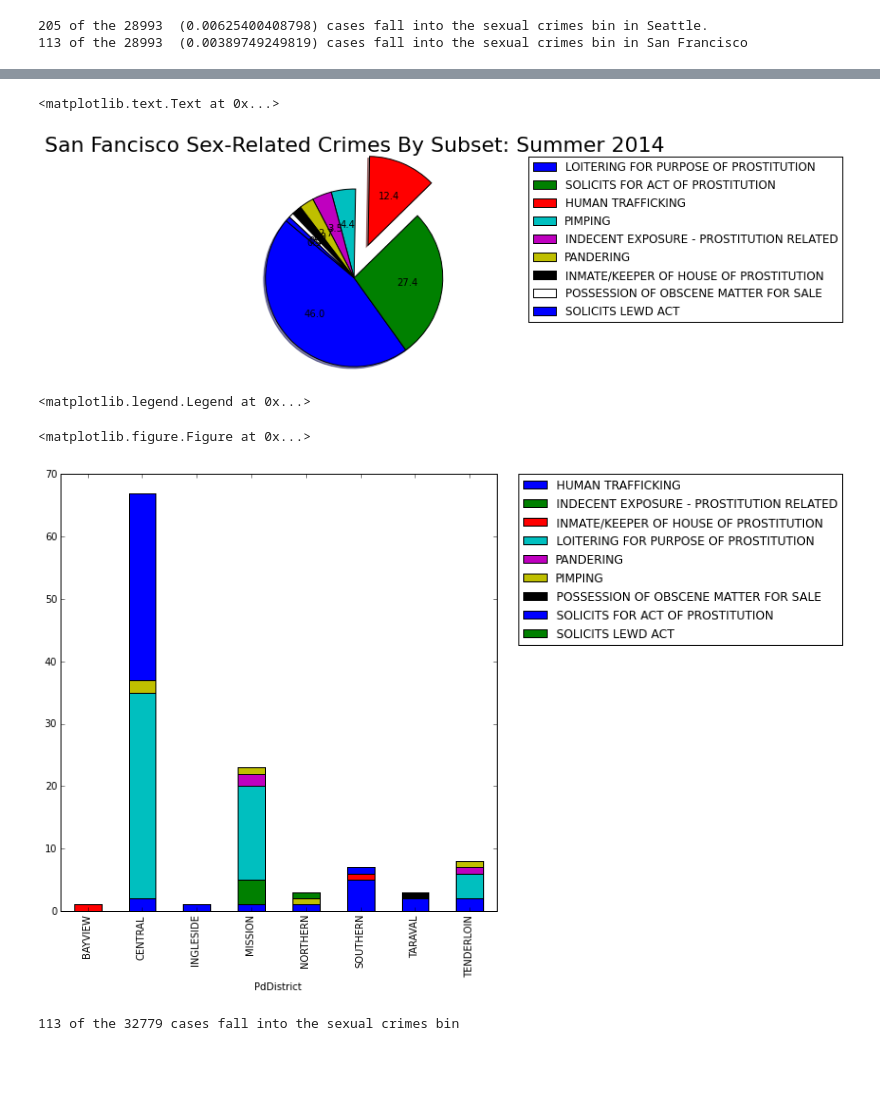
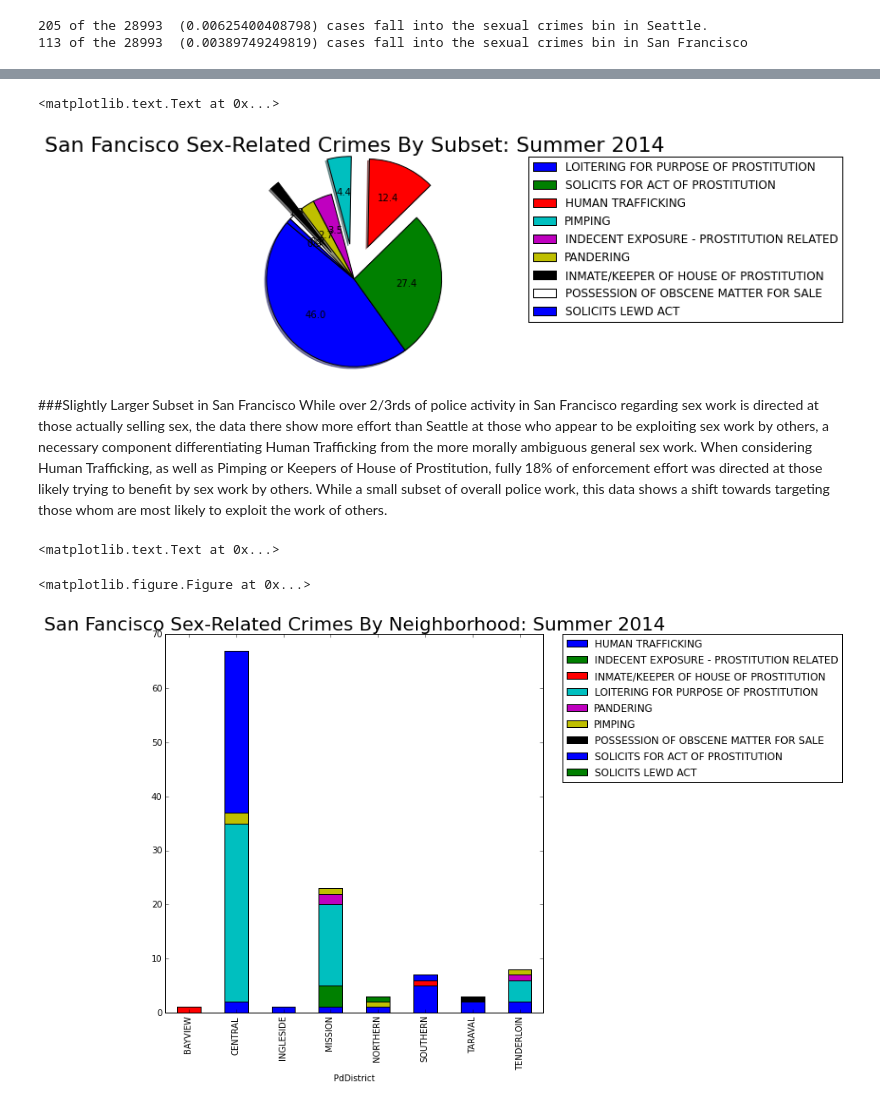
Before and after one commit to GF808080/cs-dvis, a Jupyter notebook: CrimeVis.ipynb, the cells around one changed output, grey strips where cells are left out. Cells and saved outputs as stored; diff of their text form; code cells hidden in the pictures; blank space fills up the shorter version.

```diff
--- a/CrimeVis.ipynb
+++ b/CrimeVis.ipynb
@@ -189,7 +192,7 @@ plt.title('Seattle Sex-Related Crimes By Subset: Summer 2014', fontsize = 22)
 proportion = sffocus.Descript.value_counts()
 values = proportion.values
 labels = proportion.keys()
-explode = (0, 0, 0.4, 0, 0,0,0,0,0)  # explode 3rd slice
+explode = (0, 0, 0.4, 0.4, 0, 0, 0.4, 0, 0)  # explode 3rd slice
 # Plot
 ax7 = plt.pie(values, shadow=True, startangle=140, autopct='%.1f', explode = explode)
 plt.legend(bbox_to_anchor=(1.05, 1), loc=2, borderaxespad=0., labels = labels)
@@ -197,19 +200,17 @@ plt.axis('equal')
 plt.title('San Fancisco Sex-Related Crimes By Subset: Summer 2014', fontsize = 22)
 # %% [output]
 <matplotlib.text.Text at 0x...>
-[figure, old version]
+[figure, new version]
+# %% [markdown]
+###Slightly Larger Subset in San Francisco
+While over 2/3rds of police activity in San Francisco regarding sex work is directed at those actually selling sex, the data there show more effort than Seattle at those who appear to be exploiting sex work by others, a necessary component differentiating Human Trafficking from the more morally ambiguous general sex work.  When considering Human Trafficking, as well as Pimping or Keepers of House of Prostitution, fully 18% of enforcement effort was directed at those likely trying to benefit by sex work by others.  While a small subset of overall police work, this data shows a shift towards targeting those whom are most likely to exploit the work of others.
 # %%
 fig = plt.figure(figsize=(10,10))
-ax = focus.groupby(sf['PdDistrict'])['Descript'].value_counts().unstack(1).plot(kind='bar', stacked=True, figsize=(8,8))
+ax8 = sffocus.groupby(sffocus['PdDistrict'])['Descript'].value_\
+counts().unstack(1).plot(kind='bar', stacked=True, figsize=(8,8))
 plt.legend(bbox_to_anchor=(1.05, 1), loc=2, borderaxespad=0.)
+plt.title('San Fancisco Sex-Related Crimes By Neighborhood: Summer 2014', fontsize=22)
 # %% [output]
-<matplotlib.legend.Legend at 0x...>
+<matplotlib.text.Text at 0x...>
 <matplotlib.figure.Figure at 0x...>
-[figure, old version]
+[figure, new version]
-# %%
-focus2 = seattle[seattle.sexual ==5]
-all = seattle.shape[0]
-seabb = focus.shape[0]
-print "%s of the %s cases fall into the sexual crimes bin"%(scb, all)
-# %% [output]
-113 of the 32779 cases fall into the sexual crimes bin
```
Also changed, not shown: parts of 5 cells of this notebook.
